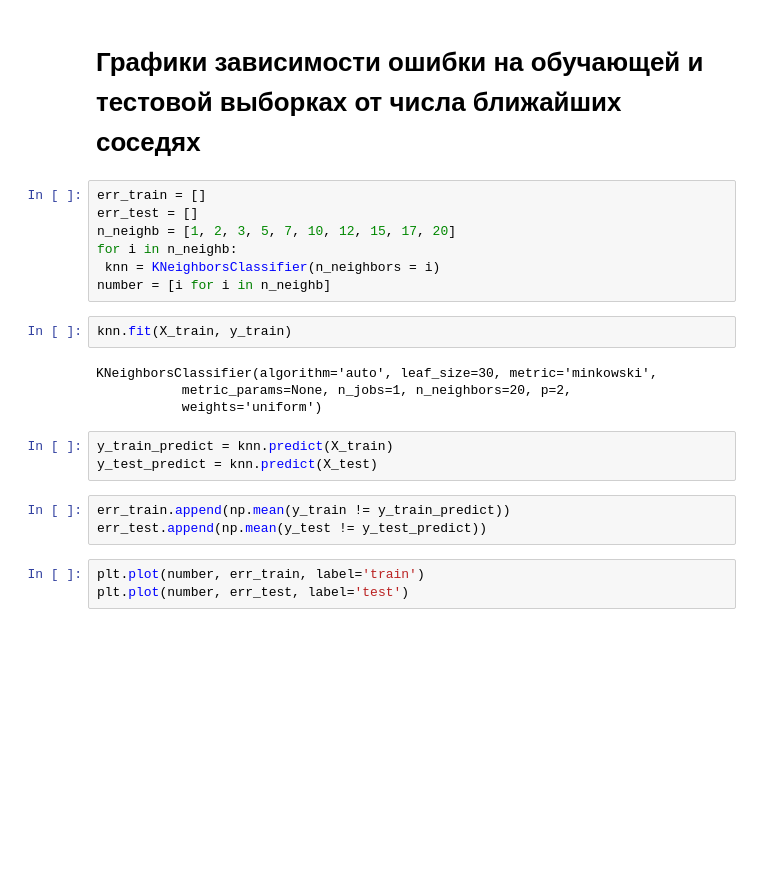
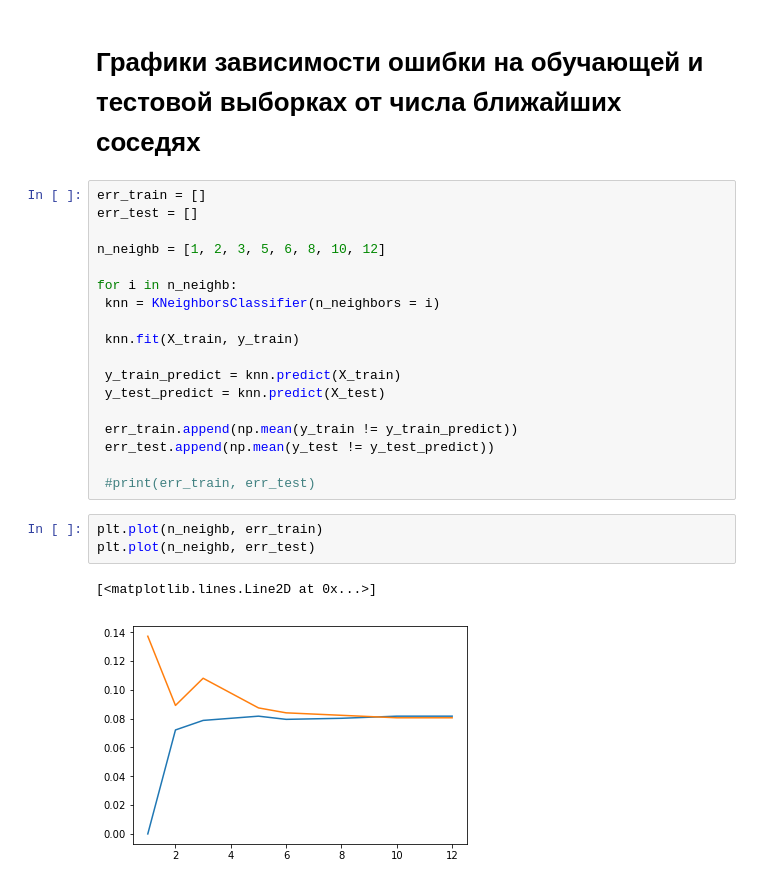
Before and after one commit to Littlety/laba_1, a Jupyter notebook: laboratornaya_1.ipynb, the cells around one changed output. Saved outputs shown, nothing was run; the diff lists cells and outputs as text; blank space fills up the shorter version.

```diff
--- a/laboratornaya_1.ipynb
+++ b/laboratornaya_1.ipynb
@@ -565,22 +564,24 @@ print(confusion_matrix(y_test, y_test_predict))
 # %%
 err_train = []
 err_test = []
-n_neighb = [1, 2, 3, 5, 7, 10, 12, 15, 17, 20]
+
+n_neighb = [1, 2, 3, 5, 6, 8, 10, 12]
+
 for i in n_neighb:
  knn = KNeighborsClassifier(n_neighbors = i)
-number = [i for i in n_neighb]
+
+ knn.fit(X_train, y_train)
+
+ y_train_predict = knn.predict(X_train)
+ y_test_predict = knn.predict(X_test)
+
+ err_train.append(np.mean(y_train != y_train_predict))
+ err_test.append(np.mean(y_test != y_test_predict))
+
+ #print(err_train, err_test)
-# %%
-knn.fit(X_train, y_train)
-# %% [output]
-KNeighborsClassifier(algorithm='auto', leaf_size=30, metric='minkowski',
-           metric_params=None, n_jobs=1, n_neighbors=20, p=2,
-           weights='uniform')
-# %%
-y_train_predict = knn.predict(X_train)
-y_test_predict = knn.predict(X_test)
-# %%
-err_train.append(np.mean(y_train != y_train_predict))
-err_test.append(np.mean(y_test != y_test_predict))
 # %%
-plt.plot(number, err_train, label='train')
-plt.plot(number, err_test, label='test')
+plt.plot(n_neighb, err_train)
+plt.plot(n_neighb, err_test)
+# %% [output]
+[<matplotlib.lines.Line2D at 0x...>]
+[figure, added]
```
Also changed, not shown: parts of 7 cells of this notebook.
